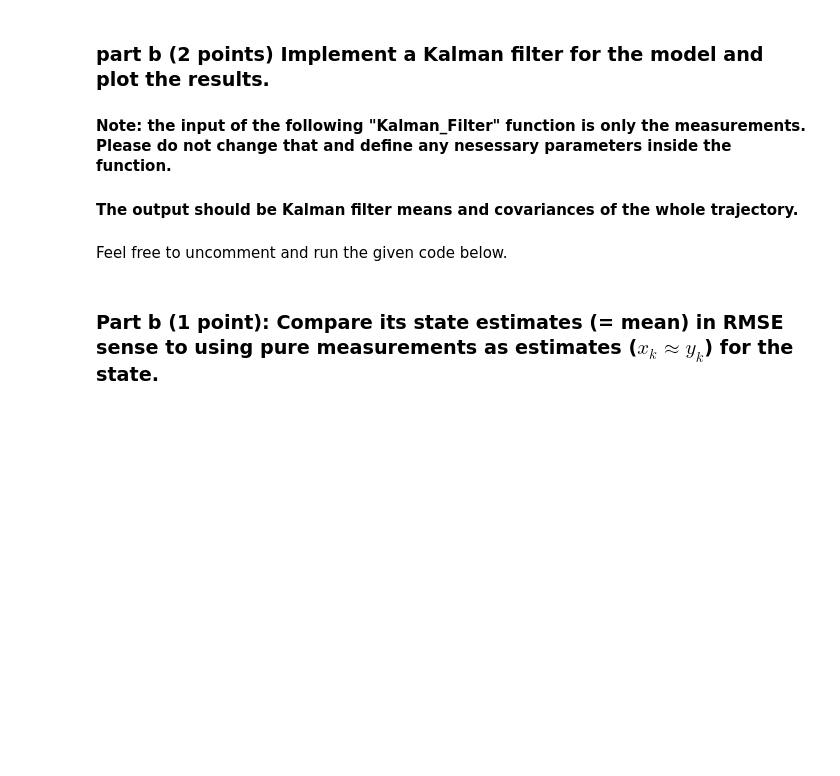
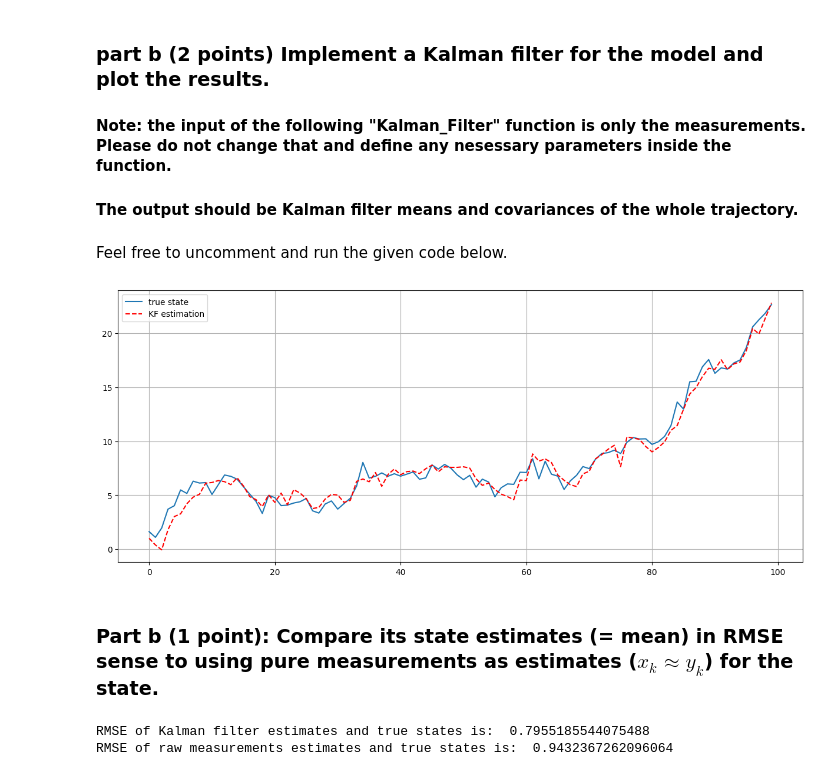
Before and after one commit to Nandu-Jagdish/BasicsOfSensorFusion23_Aalto, a Jupyter notebook: Homework 9/HW9.ipynb, the cells around one changed output. Saved outputs shown, nothing was run; the diff lists cells and outputs as text; code cells hidden in the pictures; blank space fills up the shorter version.

```diff
--- a/Homework 9/HW9.ipynb
+++ b/Homework 9/HW9.ipynb
@@ -70,18 +72,46 @@ def Kalman_Filter(Y):
     mean_kf = np.zeros((steps, 1))      # do not change this line
     cov_kf = np.zeros((steps, 1, 1))    # do not change this line
     # YOUR CODE HERE
-    raise NotImplementedError()
+    F =  1
+    # m = np.random.normal(0,1)
+    m =1
+    Q = 1
+    # p = np.random.normal(0,1)
+    p = 1
+    g = 1
+    # r = np.random.normal(0,1)
+    r = 1
+
+    for i in range(steps):
+        # prediction
+        x_ = F*m
+        p_ = F*p*F + Q
+        # update
+        S = g*p_*g + r
+        K = p_*g/S
+        m = x_ + K*(Y[i] - g*x_)
+        p = p_ - K*S*K
+        mean_kf[i] = m
+        cov_kf[i] = p
+
+
     return mean_kf, cov_kf  # do not change this line
+
+
+observations =  model_simulation(1, 100)[1]
+x_kalman, cov_kalman = Kalman_Filter(observations)
 # %% [markdown]
 Feel free to uncomment and run the given code below.
 # %%
-# observations =  model_simulation(1, 100)[1]
-# x_kalman, cov_kalman = Kalman_Filter(observations)
-# plt.figure(figsize=(15,6))
-# plt.plot(model_simulation(1, 100)[0], label='true state')
-# plt.plot(x_kalman[:,0], 'r--', label='KF estimation')
-# plt.legend()
-# plt.grid();
+observations =  model_simulation(1, 100)[1]
+x_kalman, cov_kalman = Kalman_Filter(observations)
+plt.figure(figsize=(15,6))
+plt.plot(model_simulation(1, 100)[0], label='true state')
+plt.plot(x_kalman[:,0], 'r--', label='KF estimation')
+plt.legend()
+plt.grid();
+# %% [output]
+[figure, added]
 # %% [markdown]
 ### Part b (1 point): Compare its state estimates (= mean) in RMSE sense to using pure measurements as estimates ($x_k ≈ y_k$) for the state.
 # %%
@@ -106 +138,8 @@ def rmse_comparison(true_state, kf_mean_estimation, pure_measurements):
     return rmse_kf, rmse_raw
+# %%
+rmse_kf, rmse_raw = rmse_comparison(model_simulation(1, 100)[0], x_kalman, model_simulation(1, 100)[1])
+print('RMSE of Kalman filter estimates and true states is: ', rmse_kf)
+print('RMSE of raw measurements estimates and true states is: ', rmse_raw)
+# %% [output]
+RMSE of Kalman filter estimates and true states is:  0.7955185544075488
+RMSE of raw measurements estimates and true states is:  0.9432367262096064
```
Also changed, not shown: parts of 3 cells of this notebook, 4 other files.
